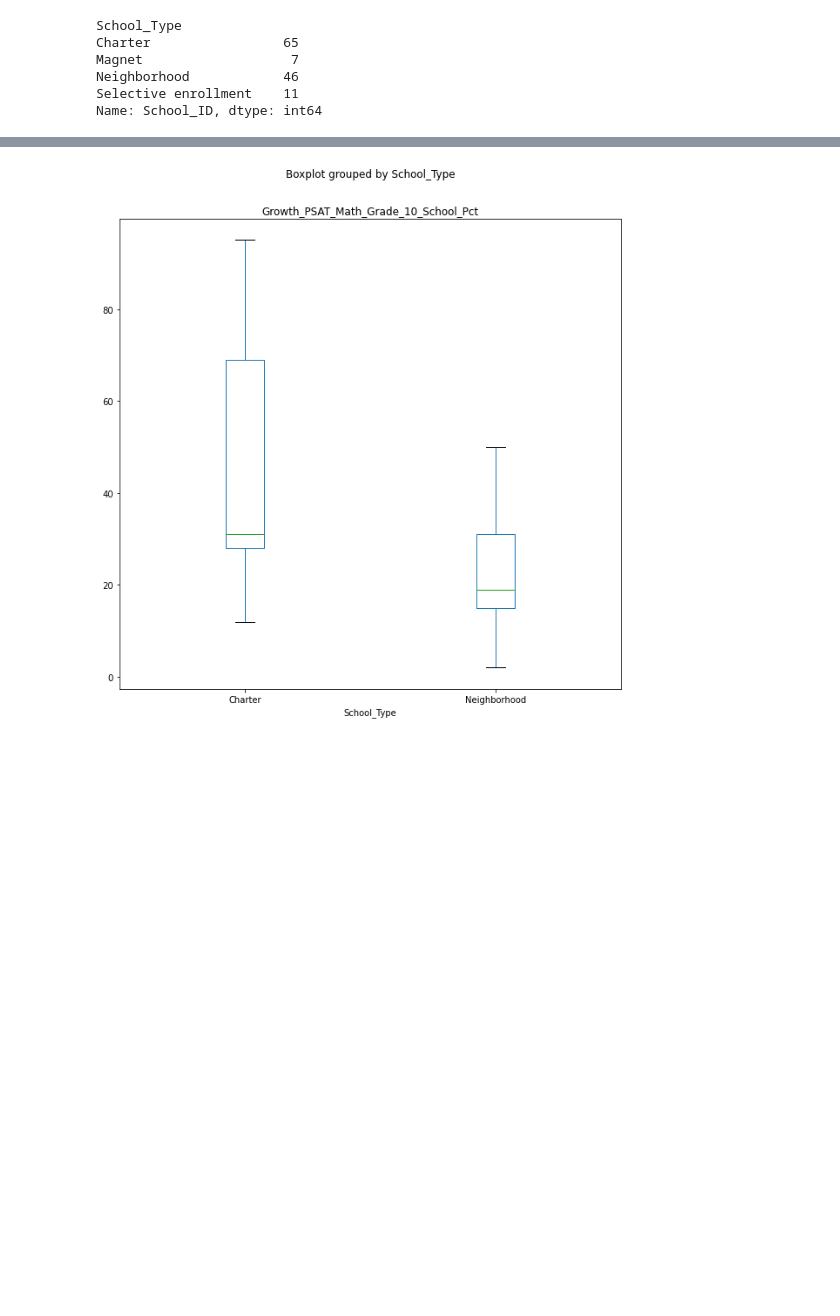
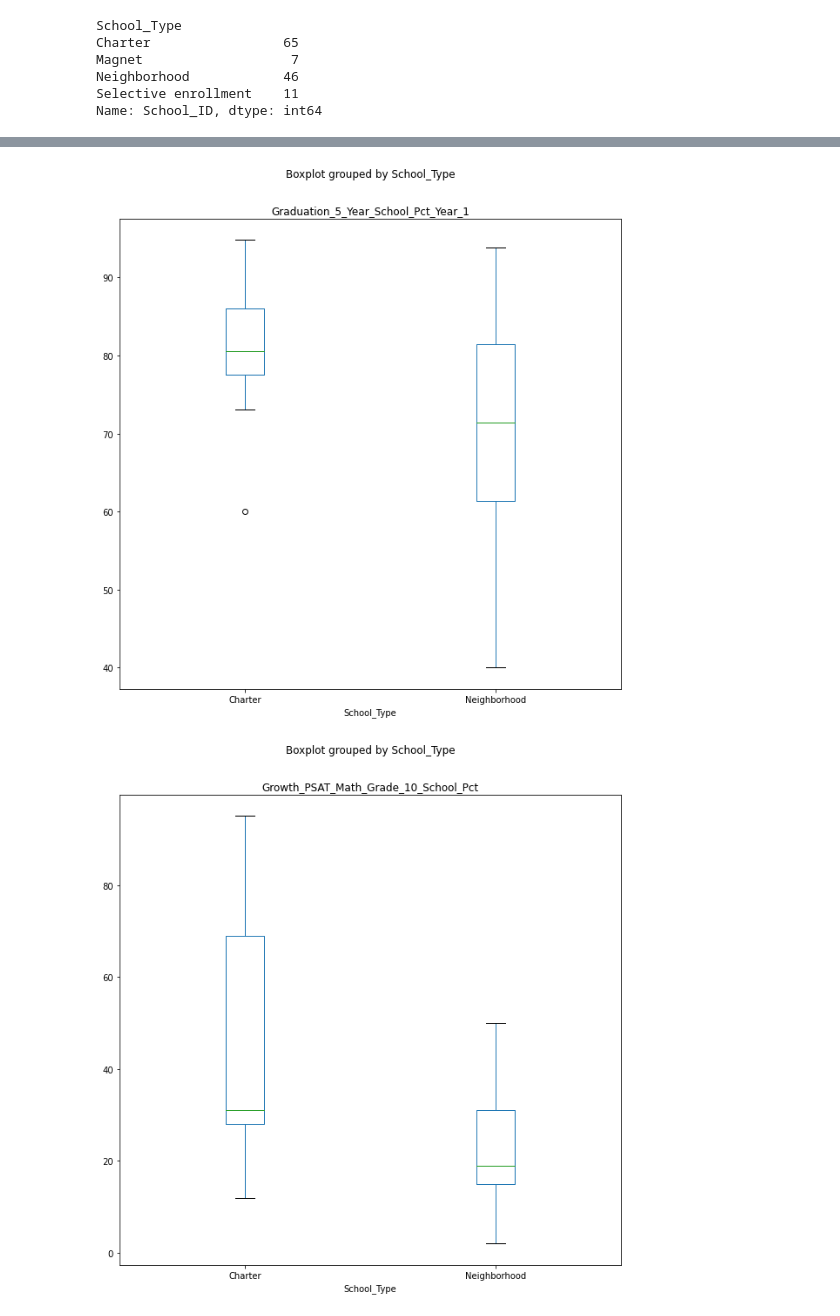
Before and after one commit to RiverJAM/CPS_Data_Analysis, a Jupyter notebook: Playing with Pies-Copy1.ipynb, the cells around one changed output, grey strips where cells are left out. Drawn from its saved outputs; the diff is of its cells as text; code cells hidden in the pictures; blank space fills up the shorter version.

```diff
--- a/Playing with Pies-Copy1.ipynb
+++ b/Playing with Pies-Copy1.ipynb
@@ -95,3 +81,9 @@ plt.savefig("Grad52vST.png")
+# %%
+bxp_df = NeighborhoodVChart_high[["School_Type", "Graduation_5_Year_School_Pct_Year_1"]]
+bxp_df.boxplot("Graduation_5_Year_School_Pct_Year_1", by = "School_Type", figsize =(10,10) , grid=False)
+plt.savefig("Grad51vST.png")
+# %% [output]
+[figure, added]
 # %%
 bxp_df = NeighborhoodVChart_high[["School_Type", "Growth_PSAT_Math_Grade_10_School_Pct"]]
 bxp_df.boxplot("Growth_PSAT_Math_Grade_10_School_Pct", by = "School_Type", figsize =(10,10) , grid=False)
```
Also changed, not shown: parts of 17 cells of this notebook, 4 other files.
